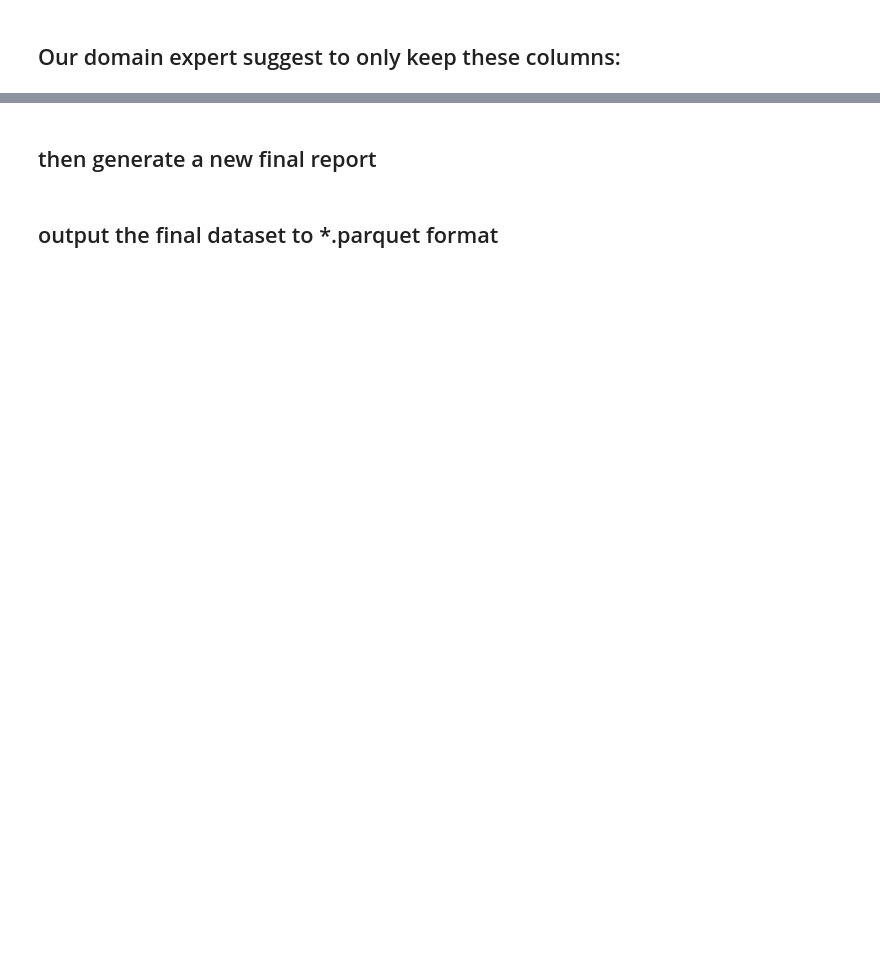
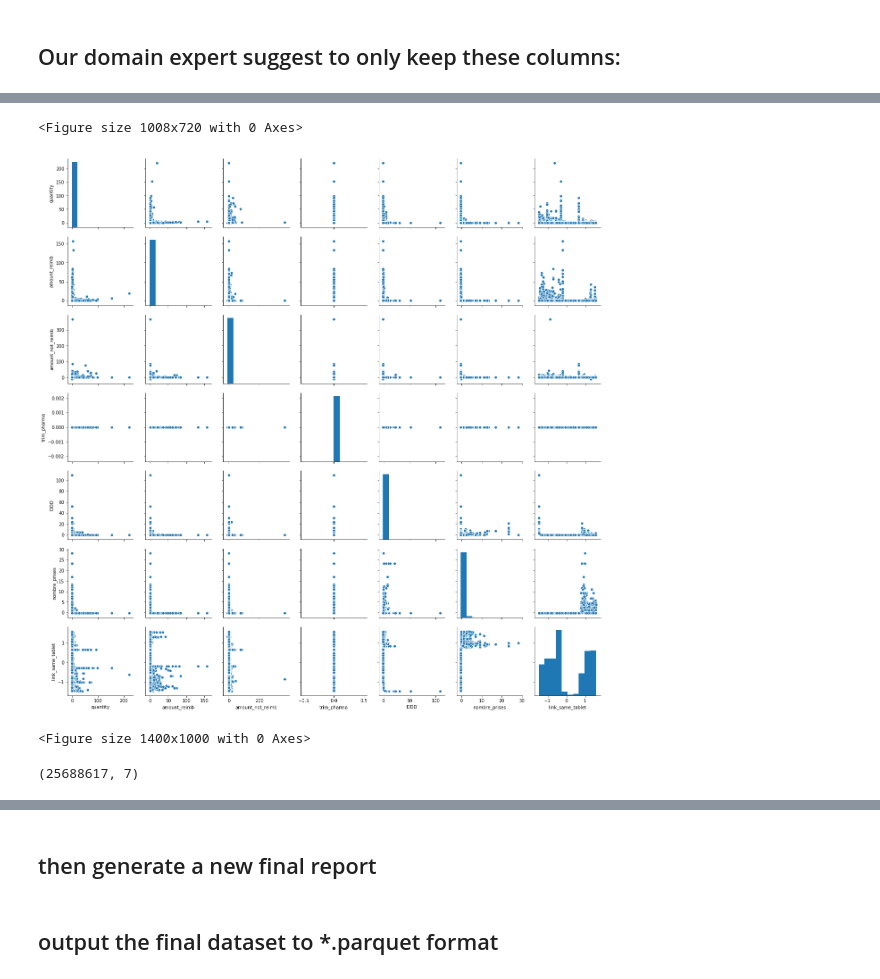
Before and after one commit to albert-kevin/DataforbetterHealth, a Jupyter notebook: code/kevin_merge_clean_v1.ipynb, the cells around one changed output, grey strips where cells are left out. Drawn from its saved outputs; the diff is of its cells as text; code cells hidden in the pictures; blank space fills up the shorter version.

```diff
--- a/code/kevin_merge_clean_v1.ipynb
+++ b/code/kevin_merge_clean_v1.ipynb
@@ -102,0 +289,9 @@ df.info()
+# %%
+# show the pairplot of all numerical combinations but SCALED !
+plt.close("all")
+plt.figure(figsize=(14,10))
+sns.pairplot(df_scaled.sample(260000))
+plt.savefig("../data/image/pairplot_normalized.png")
+# %% [output]
+<Figure size 1008x720 with 0 Axes>
+[figure, added]
@@ -102,0 +308,6 @@ df.info()
+# %%
+plt.close("all")
+plt.figure(figsize=(14,10))
+scaler = StandardScaler()
+# %% [output]
+<Figure size 1400x1000 with 0 Axes>
@@ -102,0 +316,4 @@ df.info()
+# %%
+df_scaled.shape
+# %% [output]
+(25688617, 7)
```
Also changed, not shown: parts of 78 cells of this notebook, 52 other files.
